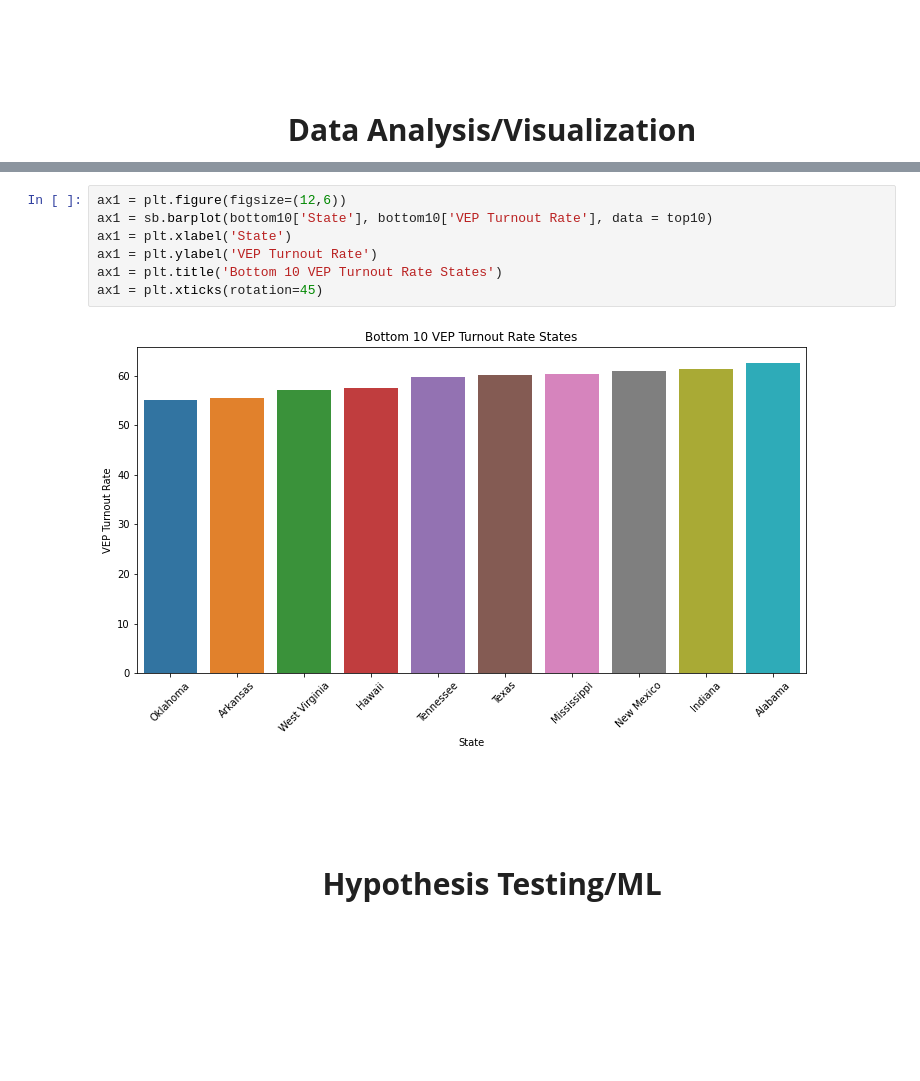
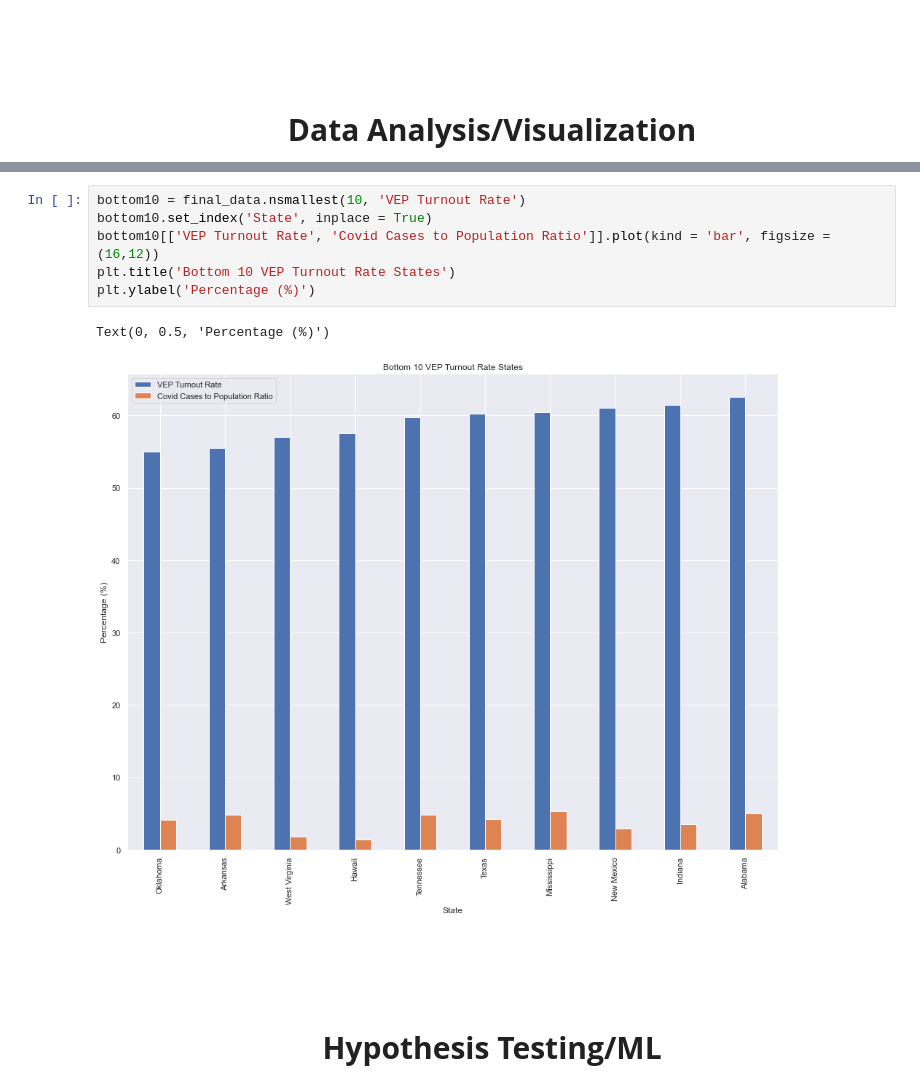
Before and after one commit to Nnaga1/COVID19-and-the-2020-election, a Jupyter notebook: final_tut.ipynb, the cells around one changed output, grey strips where cells are left out. Cells and saved outputs as stored; diff of their text form; blank space fills up the shorter version.

```diff
--- a/final_tut.ipynb
+++ b/final_tut.ipynb
@@ -145,12 +156,12 @@ ax = plt.xticks(rotation=45)
-# %%
-ax1 = plt.figure(figsize=(12,6))
-ax1 = sb.barplot(bottom10['State'], bottom10['VEP Turnout Rate'], data = top10)
-ax1 = plt.xlabel('State')
-ax1 = plt.ylabel('VEP Turnout Rate')
-ax1 = plt.title('Bottom 10 VEP Turnout Rate States')
-ax1 = plt.xticks(rotation=45)
-# %% [output]
-[figure, removed]
+# %%
+bottom10 = final_data.nsmallest(10, 'VEP Turnout Rate')
+bottom10.set_index('State', inplace = True)
+bottom10[['VEP Turnout Rate', 'Covid Cases to Population Ratio']].plot(kind = 'bar', figsize =(16,12))
+plt.title('Bottom 10 VEP Turnout Rate States')
+plt.ylabel('Percentage (%)')
+# %% [output]
+Text(0, 0.5, 'Percentage (%)')
+[figure, added]
 # %% [markdown]
 <br><br><br><br>
 <center><div style="font-size: 30px"> <b>Hypothesis Testing/ML</b> </center>
```
Also changed, not shown: parts of 2 cells of this notebook.
